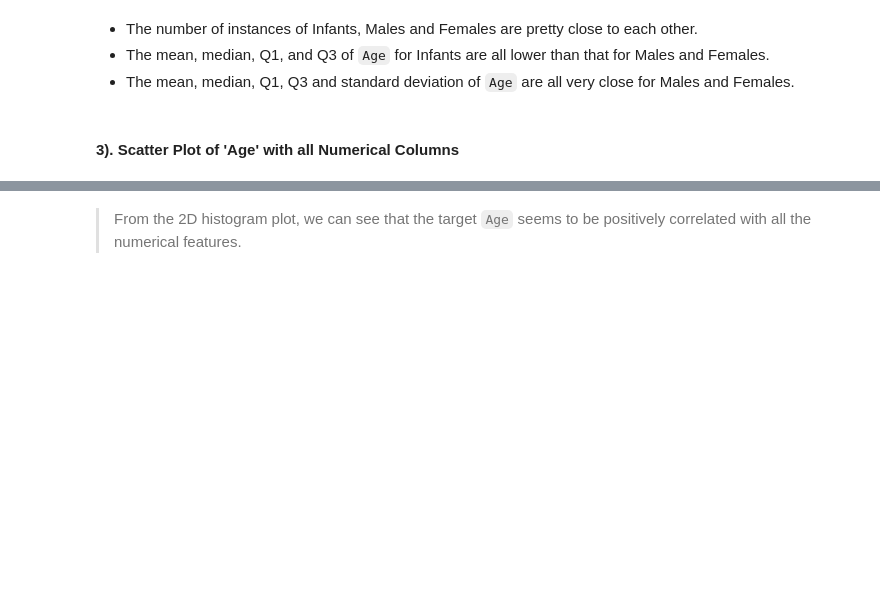
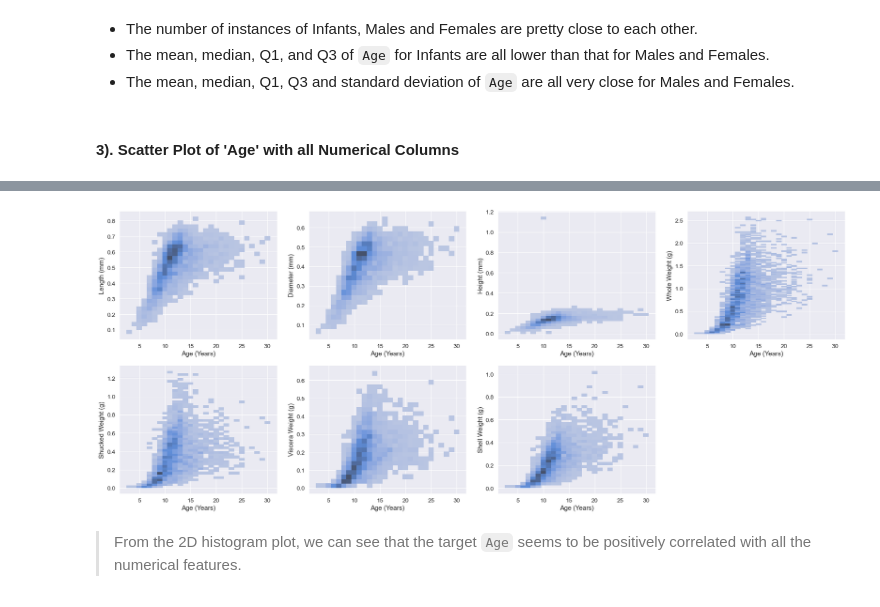
Before and after one commit to elgohr-update/chuangw6-Abalone_Age_Prediction, a Jupyter notebook: src/eda/abalone_eda.ipynb, the cells around one changed output, grey strips where cells are left out. Drawn from its saved outputs; the diff is of its cells as text; code cells hidden in the pictures; blank space fills up the shorter version.

```diff
--- a/src/eda/abalone_eda.ipynb
+++ b/src/eda/abalone_eda.ipynb
@@ -19,7 +19,7 @@ import matplotlib.pyplot as plt
 ### 0.2 Import Raw Data and Preprocessing
 # %%
 # original dataset
-abalone = pd.read_csv("../data/raw/abalone.csv")
+abalone = pd.read_csv("../../data/raw/abalone.csv")
 
 # add columns' titles to the dataframe
 abalone.columns = [
@@ -247,3 +182,24 @@ fig.delaxes(axs[1, 3])
+# %%
+sns.set(rc={"figure.figsize": (30, 12)}, font_scale=1.25)
+
+fig, axs = plt.subplots(nrows=2, ncols=4)
+
+sns.set_theme(style="whitegrid")
+
+
+for i, column in enumerate(train_df1.drop(columns=["Sex"]).columns):
+    sns.histplot(
+        x="Age (Years)",
+        y=column,
+        data=train_df1,
+        binwidth=(1, 0.025),
+        ax=axs[(i // 4, i % 4)],
+    )
+
+
+fig.delaxes(axs[1, 3])
+# %% [output]
+[figure, added]
 # %% [markdown]
 > From the 2D histogram plot, we can see that the target `Age` seems to be positively correlated with all the numerical features.
 # %% [markdown]
```
Also changed, not shown: parts of 5 cells of this notebook, 2 other files.
